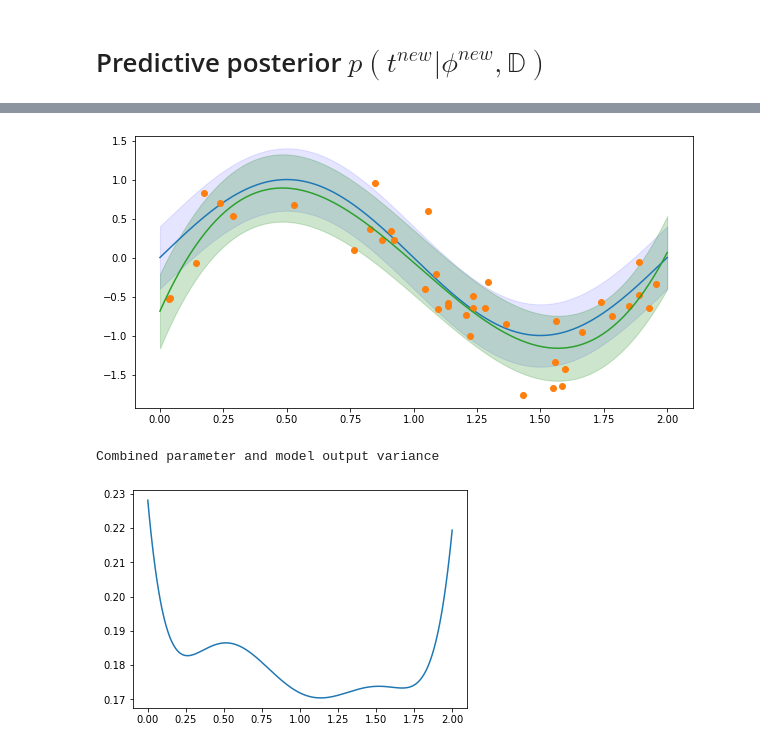
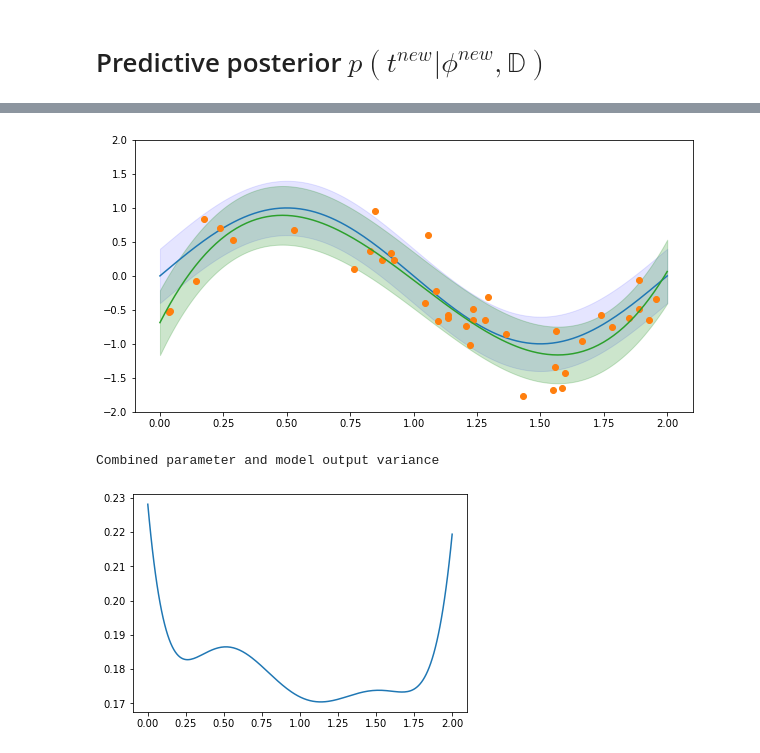
Before and after one commit to robin-karlsson0/variational_bayes_models, a Jupyter notebook: variational_linear_regression/var_lin_reg.ipynb, the cells around one changed output, grey strips where cells are left out. Cells and saved outputs as stored; diff of their text form; code cells hidden in the pictures.

```diff
--- a/variational_linear_regression/var_lin_reg.ipynb
+++ b/variational_linear_regression/var_lin_reg.ipynb
@@ -301,19 +301,24 @@ def estim_qbeta_distr(c_0, d_0, phis, ts, mu_N, sigma_N, N):
 # %% [markdown]
 # Expectation Maximization iteration
 # %%
-def comp_lower_bound(phis, ts, mu_N, sigma_N, exp_beta, a_0, b_0, c_0, d_0, a_N, b_N, c_N, d_N, D):
-
-    term_1 = 0.5 * np.log(exp_beta / (2.*np.pi)) - 0.5 * exp_beta * ts.T.dot(ts) + exp_beta * mu_N.T.dot(phis.T).dot(ts) - 0.5 * exp_beta * np.trace(phis.T.dot(phis).dot( mu_N.dot(mu_N.T) + sigma_N ))
-    term_2 = -0.5*D * np.log(2.*np.pi) + 0.5*D*(special.digamma(a_N) - np.log(b_N)) - (a_N / (2.*b_N)) * (mu_N.T.dot(mu_N) + np.trace(sigma_N))
-    term_3 = a_0 * np.log(b_0) + (a_0 - 1.)*(special.digamma(a_N) - np.log(b_N)) - b_0*(a_N/b_N) - np.log(special.gamma(a_N))
-    term_4 = c_0 * np.log(d_0) + (c_0 - 1.)*(special.digamma(c_N) - np.log(d_N)) - d_0*(c_N/d_N) - np.log(special.gamma(c_N))
-    term_5 = -0.5*np.log(np.linalg.det(sigma_N)) - 0.5*D*(1. + np.log(2.*np.pi))
-    term_6 = -np.log(special.gamma(a_N)) + (a_N - 1.)*special.digamma(a_N) + np.log(b_N) - a_N
-    term_7 = -np.log(special.gamma(c_N)) + (c_N - 1.)*special.digamma(c_N) + np.log(d_N) - c_N
-
-    lower_bound = term_1 + term_2 + term_3 + term_4 - term_5 - term_6 - term_7
-    # Return scalar
-    return lower_bound[0,0]
+def comp_lower_bound(phis, ts, mu_N, sigma_N, beta, a_0, b_0, c_0, d_0, a_N, b_N, c_N, d_N, D, N, eps=1e-14):
+        # Exp[ log p(t|w) ]_{w}
+        term_1 = 0.5 * N * np.log(beta / (2.*np.pi) + eps) - 0.5 * beta * ts.T.dot(ts) + beta * mu_N.T.dot(phis.T).dot(ts) - 0.5 * beta * np.trace(phis.T.dot(phis).dot( mu_N.dot(mu_N.T) + sigma_N ))
+        # Exp[ log p(w|alpha) ]_{w, alpha}
+        term_2 = -0.5 * D * np.log(2.*np.pi) + 0.5*D*(special.digamma(a_N) - np.log(b_N + eps)) - (a_N / (2.*b_N)) * (mu_N.T.dot(mu_N) + np.trace(sigma_N))
+        # Exp[ log p(alpha) ]_{alpha}
+        term_3 = a_0 * np.log(b_0 + eps) + (a_0 - 1.)*(special.digamma(a_N) - np.log(b_N + eps)) - b_0*(a_N/b_N) - np.log(special.gamma(a_N) + eps)
+        # Exp[ log p(beta) ]_{beta}
+        term_4 = c_0 * np.log(d_0 + eps) + (c_0 - 1.)*(special.digamma(c_N) - np.log(d_N + eps)) - d_0*(c_N/d_N) - np.log(special.gamma(c_N) + eps)
+        # Exp[ log q(w) ]_{w}
+        term_5 = -0.5*np.log(np.linalg.det(sigma_N) + eps) - 0.5*D*(1. + np.log(2.*np.pi))
+        # Exp[ log q(alpha) ]_{alpha}
+        term_6 = -np.log(special.gamma(a_N) + eps) + (a_N - 1.)*special.digamma(a_N) + np.log(b_N + eps) - a_N
+        # Exp[ log q(beta) ]_{beta}
+        term_7 = -np.log(special.gamma(c_N) + eps) + (c_N - 1.)*special.digamma(c_N) + np.log(d_N + eps) - c_N
+        lower_bound = term_1 + term_2 + term_3 + term_4 - term_5 - term_6 - term_7
+        # Return scalar
+        return lower_bound.item()
 # %%
 # Model formulated in terms of a (N, D) feature matrix
 phis = phis.T
@@ -354,7 +359,7 @@ for iter_idx in range(1,201):
     c_N, d_N = estim_qbeta_distr(c_0, d_0, phis, ts, mu_N, sigma_N, obs_N)
 
     # Lower bound
-    lower_bound = -comp_lower_bound(phis, ts, mu_N, sigma_N, exp_beta, a_0, b_0, c_0, d_0, a_N, b_N, c_N, d_N, D)
+    lower_bound = comp_lower_bound(phis, ts, mu_N, sigma_N, exp_beta, a_0, b_0, c_0, d_0, a_N, b_N, c_N, d_N, D, obs_N)
     lower_bound_list.append((iter_idx, lower_bound))
 
     if iter_idx % 1 == 0:
@@ -446,7 +449,7 @@ plt.fill_between(x_dense, y_true - t_var, y_true + t_var, alpha=.1, color="blue"
 plt.plot(x, t, 'o')
 plt.plot(x_array, mu_array)
 plt.fill_between(x_array, mu_array - sigma_array, mu_array + sigma_array, alpha=0.2, color="green")
-#plt.ylim(-10,10)
+plt.ylim(-2,2)
 plt.show()
 
 print("\nCombined parameter and model output variance")
@@ -461,6 +464,6 @@ Predicted output value variance 'sigma: 0.4033553442838633 (true: 0.4)
 
 Predicted distribution and true distribution overlayed by observations
-[figure, old version]
+[figure, new version]
 Combined parameter and model output variance
 [figure]
 Weight distribution covariance matrix (shape: (4, 4))
```
Also changed, not shown: parts of 2 cells of this notebook, 1 other file.
